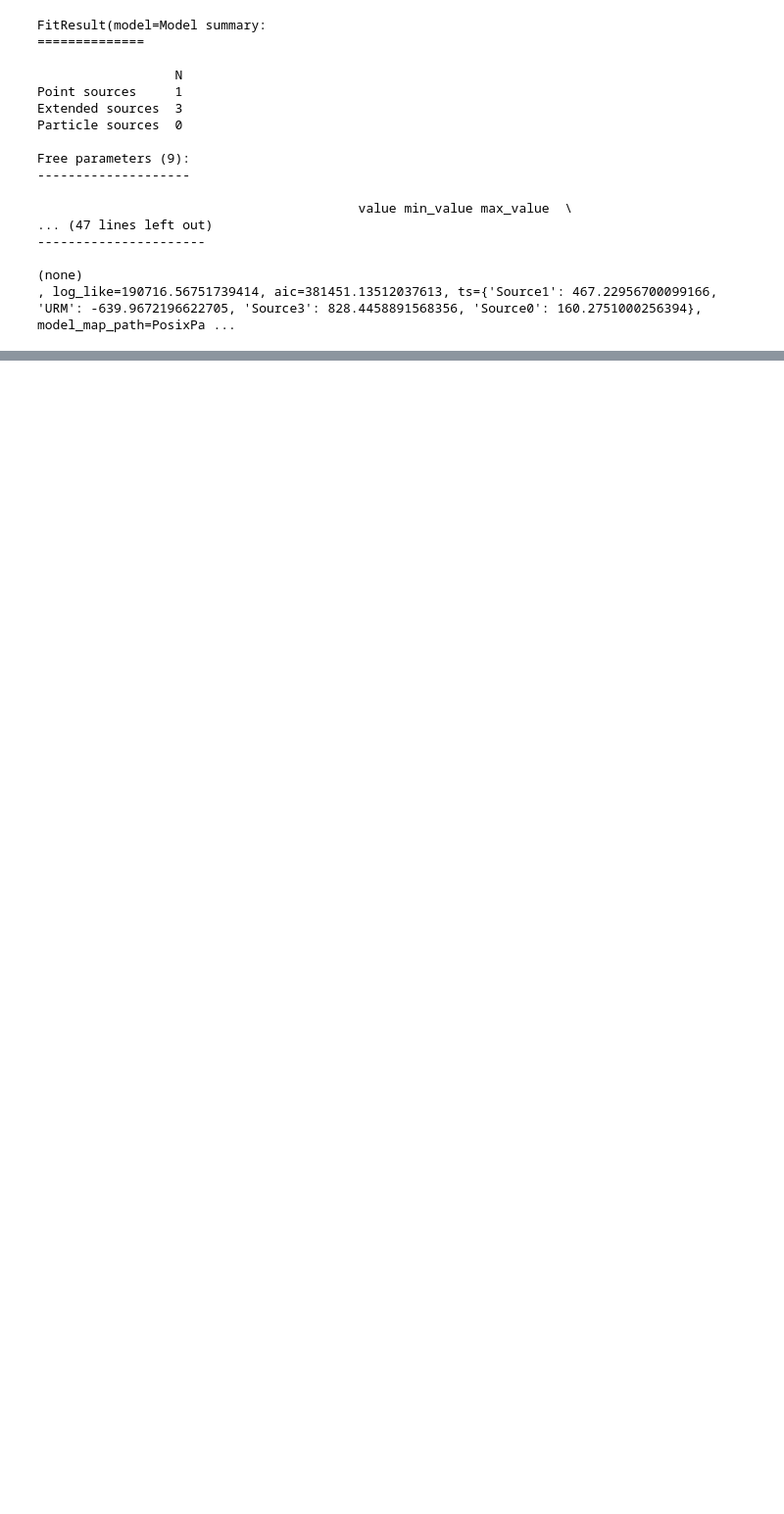
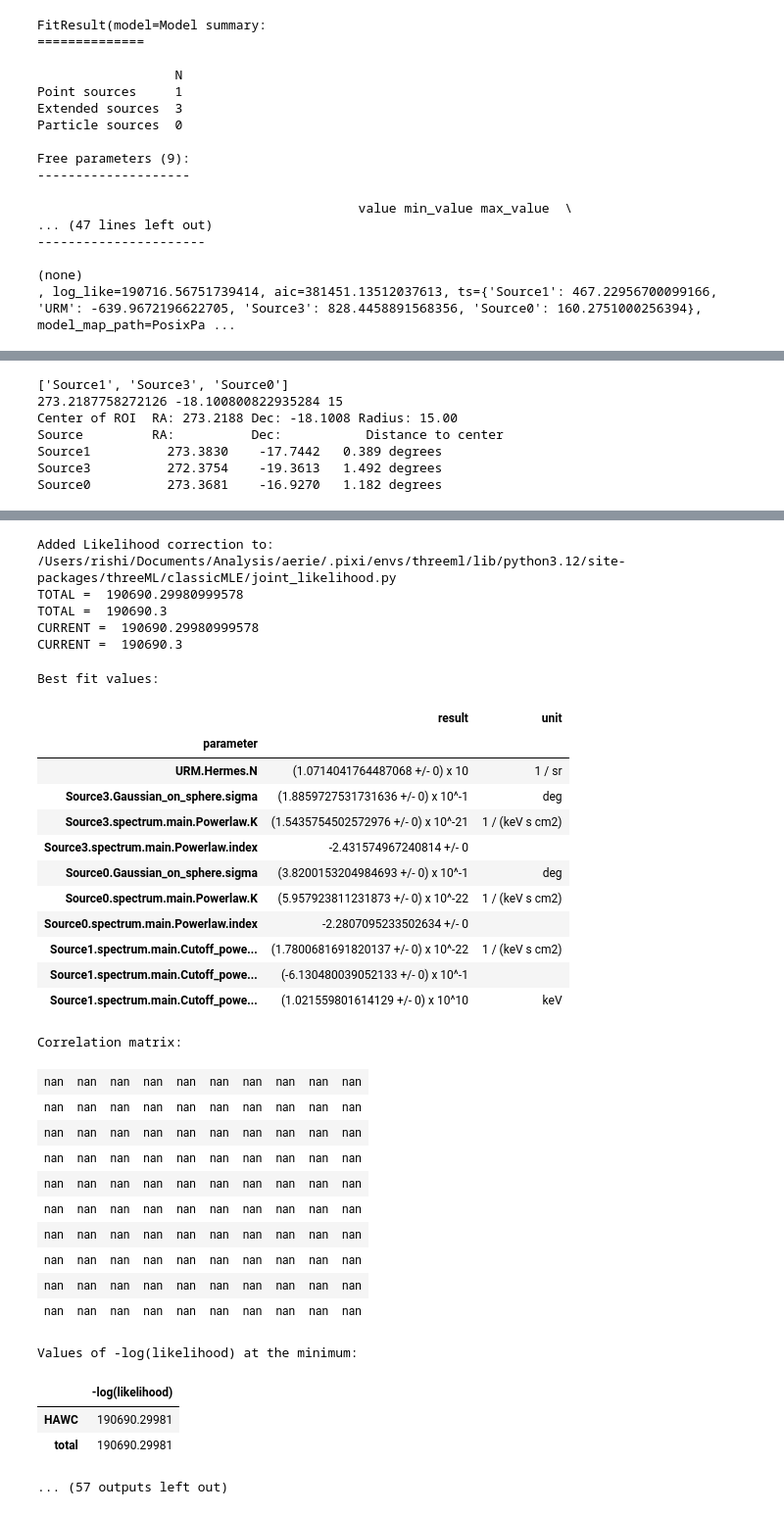
Before and after one commit to rishibbdb/HAWC-ImageProcessing-Analysis-Workflow, a Jupyter notebook: hawc_analysis/remake.ipynb, the cells around one changed output, grey strips where cells are left out. Shown at 98% size. Cells and saved outputs as stored; diff of their text form; code cells hidden in the pictures; blank space fills up the shorter version.

```diff
--- a/hawc_analysis/remake.ipynb
+++ b/hawc_analysis/remake.ipynb
@@ -639,0 +656,16 @@ path.parent: /Users/rishi/Documents/Analysis/Sources/AstroImageDetection-fitmode
+# %%
+result = fit_output
+
+%load_ext autoreload
+%autoreload 2
+import importlib
+import model_generator
+import source_fitter
+importlib.reload(source_fitter)
+importlib.reload(model_generator)
+logger.info('Starting extension fit')
+
+
+if config.get('fitting.run_spectrum_test', True):
+    result_ext = source_fitter.run_spectrum_test(result_ext, config, logger, directory_manager)
+# %% [output]
@@ -639,0 +695,7 @@ path.parent: /Users/rishi/Documents/Analysis/Sources/AstroImageDetection-fitmode
+['Source1', 'Source3', 'Source0']
+273.2187758272126 -18.100800822935284 15
+Center of ROI  RA: 273.2188 Dec: -18.1008 Radius: 15.00
+Source         RA:          Dec:           Distance to center
+Source1          273.3830    -17.7442   0.389 degrees
+Source3          272.3754    -19.3613   1.492 degrees
+Source0          273.3681    -16.9270   1.182 degrees
@@ -640,3 +703,37 @@ path.parent: /Users/rishi/Documents/Analysis/Sources/AstroImageDetection-fitmode
+Added Likelihood correction to: /Users/rishi/Documents/Analysis/aerie/.pixi/envs/threeml/lib/python3.12/site-packages/threeML/classicMLE/joint_likelihood.py
+TOTAL =  190690.29980999578
+TOTAL =  190690.3
+CURRENT =  190690.29980999578
+CURRENT =  190690.3
+Best fit values:
+|  | result | unit |
+| parameter |  |  |
+| URM.Hermes.N | (1.0714041764487068 +/- 0) x 10 | 1 / sr |
+| Source3.Gaussian_on_sphere.sigma | (1.8859727531731636 +/- 0) x 10^-1 | deg |
+| Source3.spectrum.main.Powerlaw.K | (1.5435754502572976 +/- 0) x 10^-21 | 1 / (keV s cm2) |
+| Source3.spectrum.main.Powerlaw.index | -2.431574967240814 +/- 0 |  |
+| Source0.Gaussian_on_sphere.sigma | (3.8200153204984693 +/- 0) x 10^-1 | deg |
+| Source0.spectrum.main.Powerlaw.K | (5.957923811231873 +/- 0) x 10^-22 | 1 / (keV s cm2) |
+| Source0.spectrum.main.Powerlaw.index | -2.2807095233502634 +/- 0 |  |
+| Source1.spectrum.main.Cutoff_powe... | (1.7800681691820137 +/- 0) x 10^-22 | 1 / (keV s cm2) |
+| Source1.spectrum.main.Cutoff_powe... | (-6.130480039052133 +/- 0) x 10^-1 |  |
+| Source1.spectrum.main.Cutoff_powe... | (1.021559801614129 +/- 0) x 10^10 | keV |
+Correlation matrix:
+| nan | nan | nan | nan | nan | nan | nan | nan | nan | nan |
+| nan | nan | nan | nan | nan | nan | nan | nan | nan | nan |
+| nan | nan | nan | nan | nan | nan | nan | nan | nan | nan |
+| nan | nan | nan | nan | nan | nan | nan | nan | nan | nan |
+| nan | nan | nan | nan | nan | nan | nan | nan | nan | nan |
+| nan | nan | nan | nan | nan | nan | nan | nan | nan | nan |
+| nan | nan | nan | nan | nan | nan | nan | nan | nan | nan |
+| nan | nan | nan | nan | nan | nan | nan | nan | nan | nan |
+| nan | nan | nan | nan | nan | nan | nan | nan | nan | nan |
+| nan | nan | nan | nan | nan | nan | nan | nan | nan | nan |
+Values of -log(likelihood) at the minimum:
+|  | -log(likelihood) |
+| HAWC | 190690.29981 |
+| total | 190690.29981 |
+... (57 outputs left out)
 # %%
 result = fit_output
 
```
Also changed, not shown: parts of 8 cells of this notebook, 30 other files.
